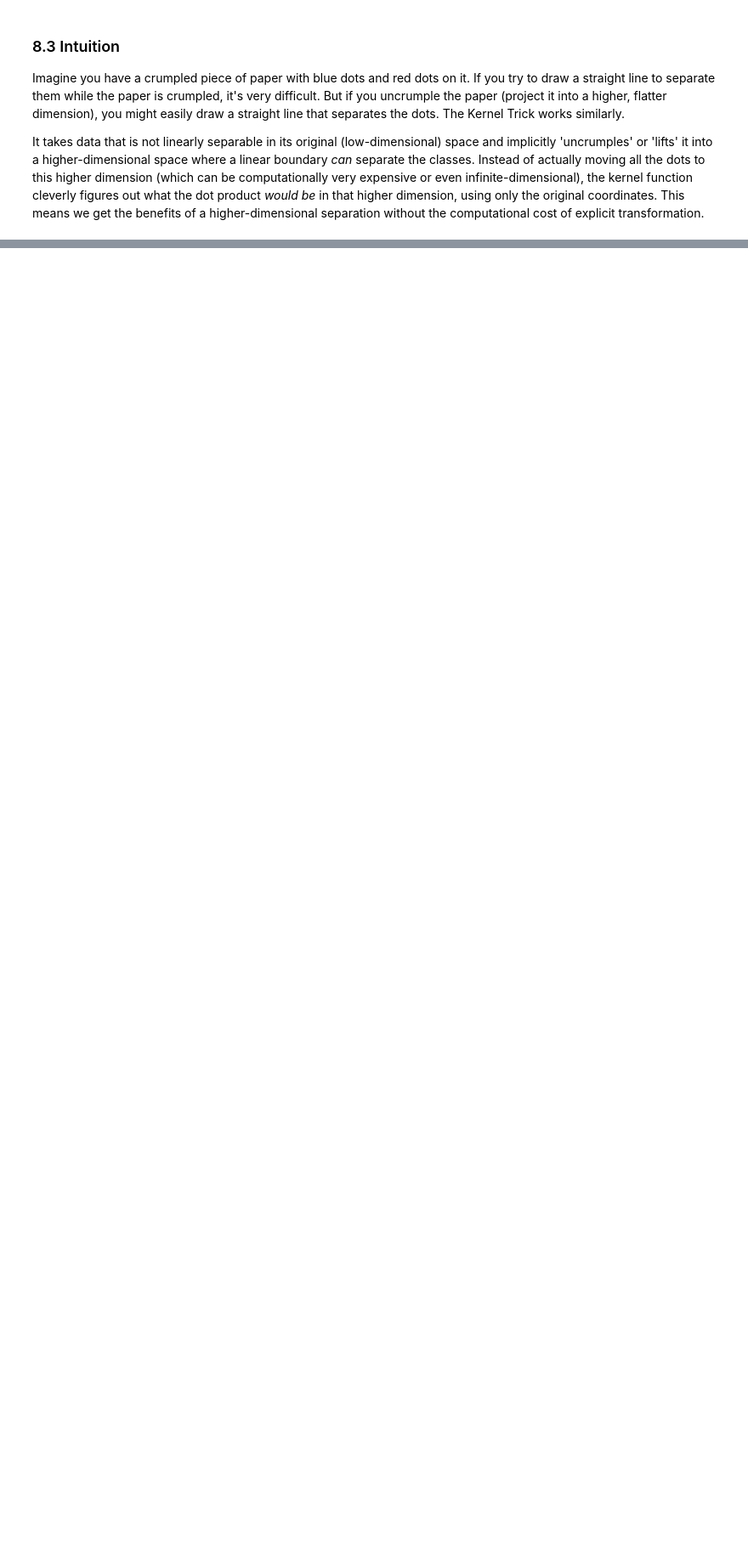
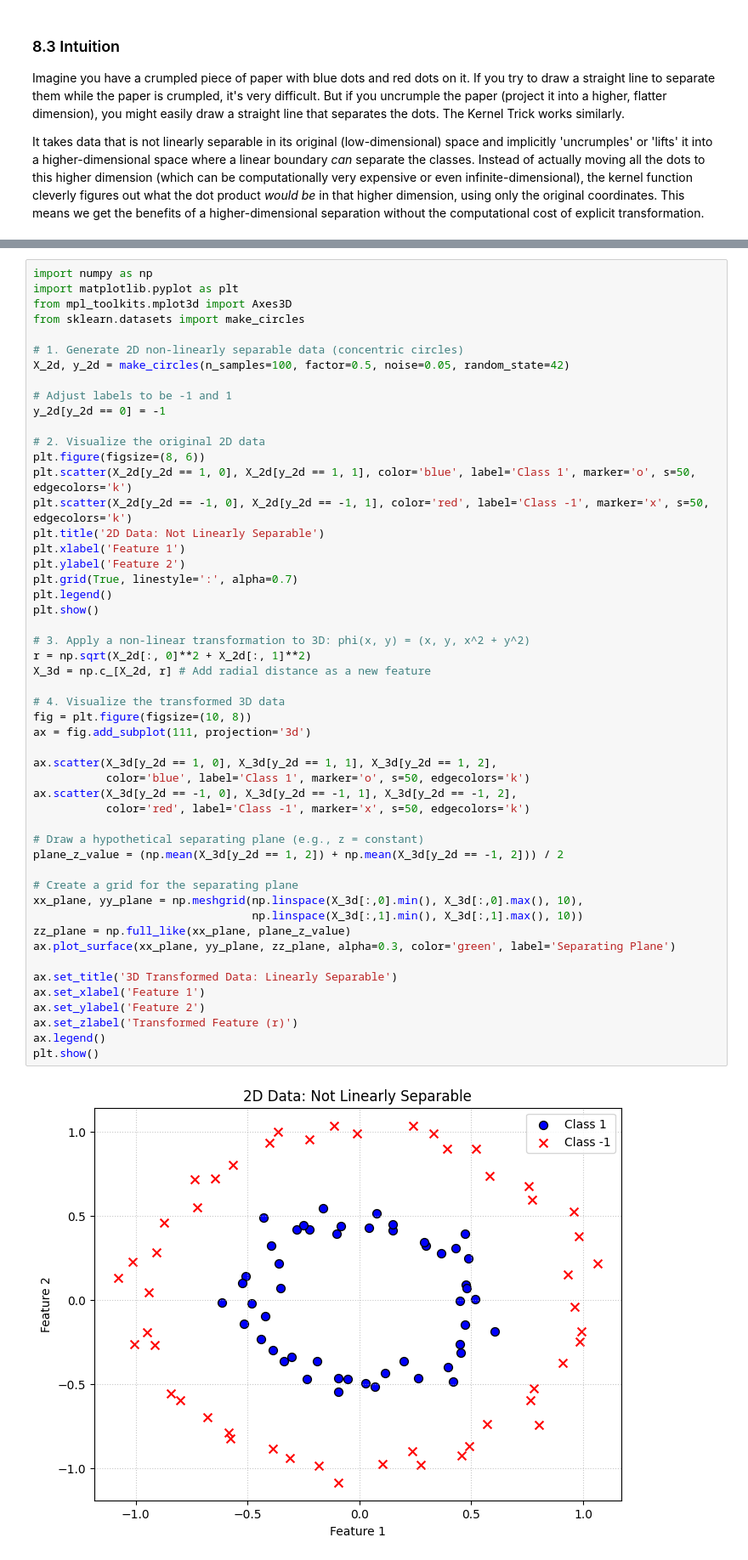
Before and after one commit to rsys-adsingh/Machine-Learning, a Jupyter notebook: study/Chapter_8.ipynb, the cells around one changed output, grey strips where cells are left out. Shown at 85% size. Drawn from its saved outputs; the diff is of its cells as text; blank space fills up the shorter version.

```diff
--- a/study/Chapter_8.ipynb
+++ b/study/Chapter_8.ipynb
@@ -1101,0 +1108,53 @@ It takes data that is not linearly separable in its original (low-dimensional) s
+# %%
+import numpy as np
+import matplotlib.pyplot as plt
+from mpl_toolkits.mplot3d import Axes3D
+from sklearn.datasets import make_circles
+
+# 1. Generate 2D non-linearly separable data (concentric circles)
+X_2d, y_2d = make_circles(n_samples=100, factor=0.5, noise=0.05, random_state=42)
+
+# Adjust labels to be -1 and 1
+y_2d[y_2d == 0] = -1
+
+# 2. Visualize the original 2D data
+plt.figure(figsize=(8, 6))
+plt.scatter(X_2d[y_2d == 1, 0], X_2d[y_2d == 1, 1], color='blue', label='Class 1', marker='o', s=50, edgecolors='k')
+plt.scatter(X_2d[y_2d == -1, 0], X_2d[y_2d == -1, 1], color='red', label='Class -1', marker='x', s=50, edgecolors='k')
+plt.title('2D Data: Not Linearly Separable')
+plt.xlabel('Feature 1')
+plt.ylabel('Feature 2')
+plt.grid(True, linestyle=':', alpha=0.7)
+plt.legend()
+plt.show()
+
+# 3. Apply a non-linear transformation to 3D: phi(x, y) = (x, y, x^2 + y^2)
+r = np.sqrt(X_2d[:, 0]**2 + X_2d[:, 1]**2)
+X_3d = np.c_[X_2d, r] # Add radial distance as a new feature
+
+# 4. Visualize the transformed 3D data
+fig = plt.figure(figsize=(10, 8))
+ax = fig.add_subplot(111, projection='3d')
+
+ax.scatter(X_3d[y_2d == 1, 0], X_3d[y_2d == 1, 1], X_3d[y_2d == 1, 2],
+           color='blue', label='Class 1', marker='o', s=50, edgecolors='k')
+ax.scatter(X_3d[y_2d == -1, 0], X_3d[y_2d == -1, 1], X_3d[y_2d == -1, 2],
+           color='red', label='Class -1', marker='x', s=50, edgecolors='k')
+
+# Draw a hypothetical separating plane (e.g., z = constant)
+plane_z_value = (np.mean(X_3d[y_2d == 1, 2]) + np.mean(X_3d[y_2d == -1, 2])) / 2
+
+# Create a grid for the separating plane
+xx_plane, yy_plane = np.meshgrid(np.linspace(X_3d[:,0].min(), X_3d[:,0].max(), 10),
+                                 np.linspace(X_3d[:,1].min(), X_3d[:,1].max(), 10))
+zz_plane = np.full_like(xx_plane, plane_z_value)
+ax.plot_surface(xx_plane, yy_plane, zz_plane, alpha=0.3, color='green', label='Separating Plane')
+
+ax.set_title('3D Transformed Data: Linearly Separable')
+ax.set_xlabel('Feature 1')
+ax.set_ylabel('Feature 2')
+ax.set_zlabel('Transformed Feature (r)')
+ax.legend()
+plt.show()
+# %% [output]
+[figure, added]
```
Also changed, not shown: parts of 2 cells of this notebook.
